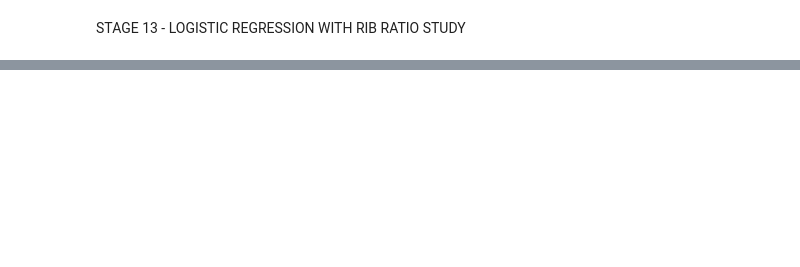
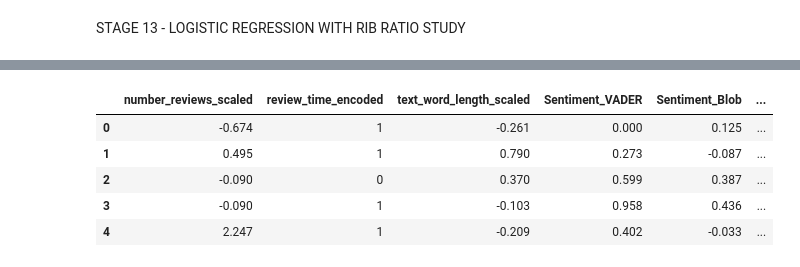
Before and after one commit to Nina1007/Supply_Chain_2024_DS, a Jupyter notebook: feature_selection.ipynb, the cells around one changed output, grey strips where cells are left out. Drawn from its saved outputs; the diff is of its cells as text; code cells hidden in the pictures; blank space fills up the shorter version.

```diff
--- a/feature_selection.ipynb
+++ b/feature_selection.ipynb
@@ -2822,0 +1002,17 @@ Final feature count increased from 8 to 13
+# %%
+#Add the top TF-IDF and BoW Features to dasets to have a complete set
+
+train_df = pd.concat([train_df,
+    pd.DataFrame(X_train_tfidf[:, :len(top_tfidf_cols)], columns=top_tfidf_cols),
+    pd.DataFrame(X_train_bow[:, :len(top_bow_cols)], columns=top_bow_cols)], axis=1)
+
+test_df = pd.concat([test_df,
+    pd.DataFrame(X_test_tfidf[:, :len(top_tfidf_cols)], columns=top_tfidf_cols),
+    pd.DataFrame(X_test_bow[:, :len(top_bow_cols)], columns=top_bow_cols)], axis=1)
+
+all_columns = list(set(train_df.columns) & set(test_df.columns))
+train_df = train_df[all_columns]
+test_df = test_df[all_columns]
+
+print(f"Train shape after adding text features: {train_df.shape}")
+print(f"Test shape after adding text features: {test_df.shape}")
@@ -2822,0 +1022,15 @@ Final feature count increased from 8 to 13
+# %%
+#Remove non-numeric columns
+columns_to_drop = text_content + raw_categorical
+train_df = train_df.drop(columns_to_drop, axis=1)
+test_df = test_df.drop(columns_to_drop, axis=1)
+# %%
+#Drop multicollinearity features
+
+features_to_drop = set(correlation_results['Drop'])
+features_to_drop = [f for f in features_to_drop if f in train_df.columns]
+train_df = train_df.drop(features_to_drop, axis=1)
+test_df = test_df.drop(features_to_drop, axis=1)
+
+print(f"Train shape after dropping correlated features: {train_df.shape}")
+print(f"Test shape after dropping correlated features: {test_df.shape}")
@@ -2823,3 +1271,12 @@ Final feature count increased from 8 to 13
+# %%
+X_train.head()
+# %% [output]
+|  | number_reviews_scaled | review_time_encoded | text_word_length_scaled | Sentiment_VADER | Sentiment_Blob | ... |
+| 0 | -0.674 | 1 | -0.261 | 0.000 | 0.125 | ... |
+| 1 | 0.495 | 1 | 0.790 | 0.273 | -0.087 | ... |
+| 2 | -0.090 | 0 | 0.370 | 0.599 | 0.387 | ... |
+| 3 | -0.090 | 1 | -0.103 | 0.958 | 0.436 | ... |
+| 4 | 2.247 | 1 | -0.209 | 0.402 | -0.033 | ... |
 # %%
 import os
 
```
Also changed, not shown: parts of 56 cells of this notebook.
